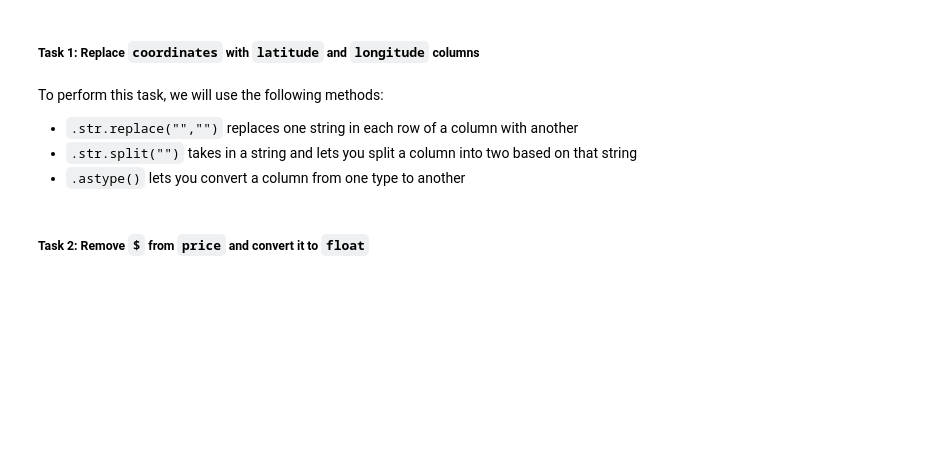
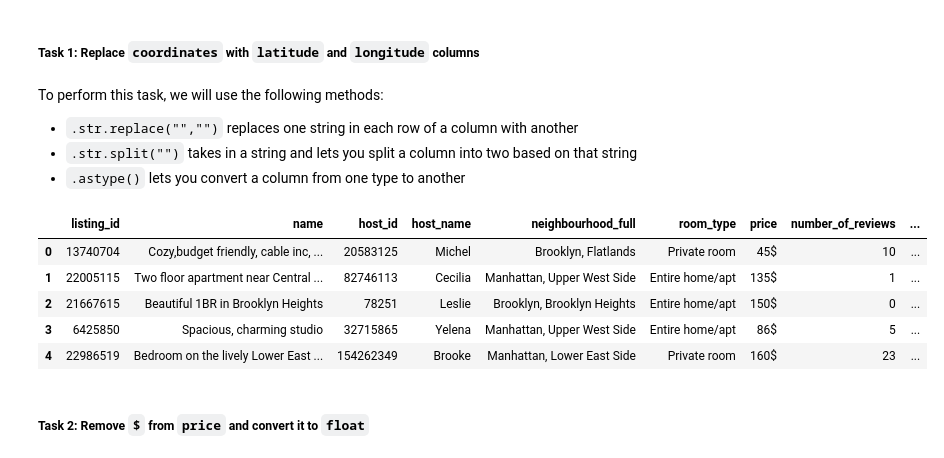
Before and after one commit to kingb6/Data_Preprocessing_Report, a Jupyter notebook: Cleaning_Data_in_Python_live_session.ipynb, the cells around one changed output. Saved outputs shown, nothing was run; the diff lists cells and outputs as text; code cells hidden in the pictures; blank space fills up the shorter version.

```diff
--- a/Cleaning_Data_in_Python_live_session.ipynb
+++ b/Cleaning_Data_in_Python_live_session.ipynb
@@ -282,6 +284,28 @@ To perform this task, we will use the following methods:
 - `.str.replace("","")` replaces one string in each row of a column with another
 - `.str.split("")` takes in a string and lets you split a column into two based on that string
 - `.astype()` lets you convert a column from one type to another
+# %%
+# first remove brackets (so replace them with empty string)
+airbnb['coordinates'] = airbnb['coordinates'].str.replace('(', '').str.replace(')', '')
+
+# then we split the column into 2 new columns based on ","
+lat_long = airbnb['coordinates'].str.split(',', expand=True)
+
+# we can assign them to new cols and convert to float
+airbnb['latitude'] = lat_long[0].astype(float)
+airbnb['longitude'] = lat_long[1].astype(float)
+
+# so finally we can drop the original column which is optional but looks cleaner
+airbnb.drop(columns=['coordinates'], inplace=True)
+
+airbnb.head()
+# %% [output]
+|  | listing_id | name | host_id | host_name | neighbourhood_full | room_type | price | number_of_reviews | ... |
+| 0 | 13740704 | Cozy,budget friendly, cable inc, ... | 20583125 | Michel | Brooklyn, Flatlands | Private room | 45$ | 10 | ... |
+| 1 | 22005115 | Two floor apartment near Central ... | 82746113 | Cecilia | Manhattan, Upper West Side | Entire home/apt | 135$ | 1 | ... |
+| 2 | 21667615 | Beautiful 1BR in Brooklyn Heights | 78251 | Leslie | Brooklyn, Brooklyn Heights | Entire home/apt | 150$ | 0 | ... |
+| 3 | 6425850 | Spacious, charming studio | 32715865 | Yelena | Manhattan, Upper West Side | Entire home/apt | 86$ | 5 | ... |
+| 4 | 22986519 | Bedroom on the lively Lower East ... | 154262349 | Brooke | Manhattan, Lower East Side | Private room | 160$ | 23 | ... |
 # %% [markdown]
 ##### **Task 2:** Remove `$` from `price` and convert it to `float`
 # %% [markdown]
```
Also changed, not shown: parts of 9 cells of this notebook.
